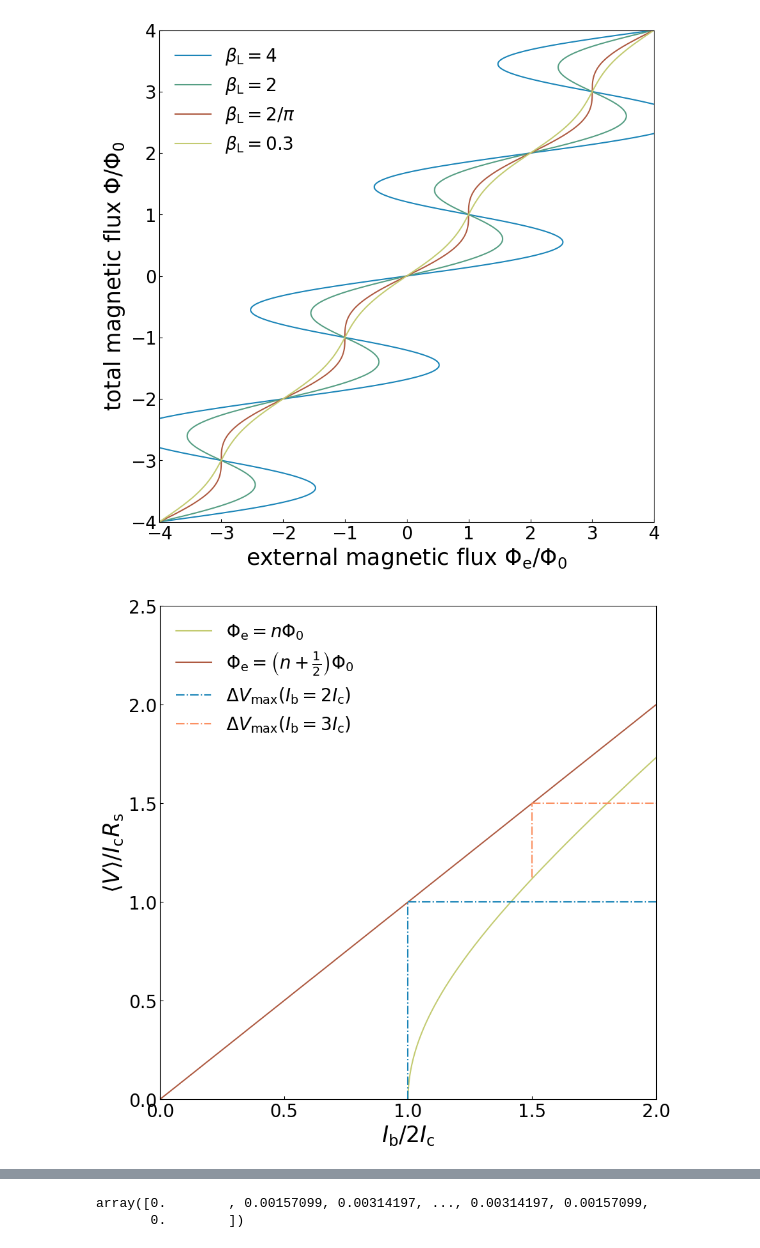
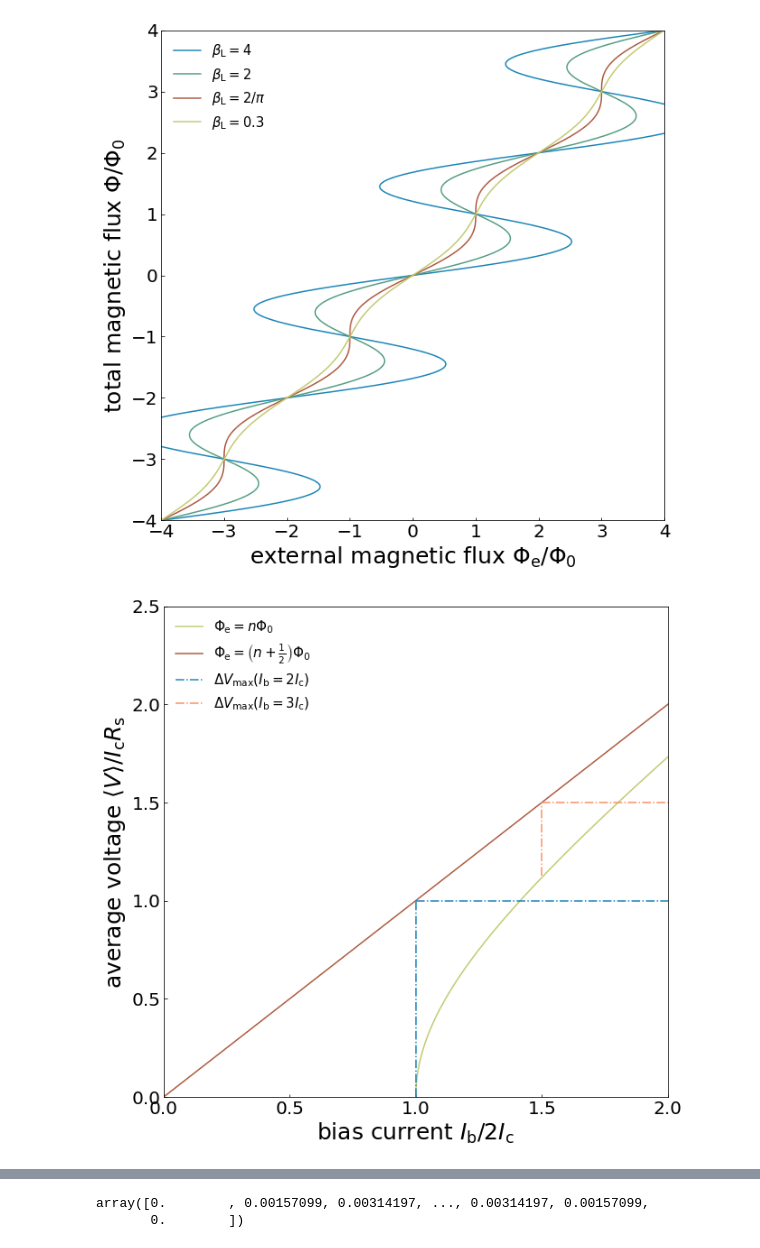
Before and after one commit to nkahne/Master-Thesis, a Jupyter notebook: Figures/literature_plots.ipynb, the cells around one changed output, grey strips where cells are left out. Saved outputs shown, nothing was run; the diff lists cells and outputs as text; code cells hidden in the pictures.

```diff
--- a/Figures/literature_plots.ipynb
+++ b/Figures/literature_plots.ipynb
@@ -13,6 +13,6 @@ C:\Users\nico-\.matplotlib
 # %%
 plt.rcParams['figure.figsize'] = [10, 10]
-plt.rcParams['legend.fontsize'] = 20
+plt.rcParams['legend.fontsize'] = 15
 plt.rcParams['axes.labelsize'] = 25
 plt.rcParams['font.size'] = 30
 plt.rcParams['xtick.labelsize'] = 20
@@ -20,6 +20,8 @@ plt.rcParams['ytick.labelsize'] = 20
 plt.rcParams['ytick.direction'] = 'in'
 plt.rcParams['xtick.direction'] = 'in'
 plt.rcParams['legend.frameon'] = False
+plt.rcParams['axes.prop_cycle'] = plt.cycler(color=['#1b85b8','#ae5a41','#559e83','#c3cb71','#fb9062'])
+
 #plt.rcParams['font.family'] = 'serif'
 #plt.rcParams['font.serif'] = ['Computer Modern Roman']
 # Specify the path to the Computer Modern font file on your system
@@ -125,31 +127,31 @@ ax.legend()
 plt.savefig('Phi_betaL.pdf')
 plt.show()
 # %% [output]
-[figure, old version]
+[figure, new version]
 # %%
 I = np.linspace(0,30,3000)*1e-6
 phi = np.linspace(-2,2,8000)*phi_0
 Ic = 6e-6
 Rs = 6
 def IV(x,phi_e):
         return Ic*Rs*np.sqrt((x/(2*Ic))**2-np.round(np.cos(np.pi*phi_e/phi_0), decimals=10)**2)
 f, ax = plt.subplots()
 ax.plot((I+2*Ic)/(2*Ic),IV(I+2*Ic,phi_0)/(Ic*Rs), color='#c3cb71', label=r'$\Phi_{\rm e}=n\Phi_0$')
 ax.plot(I/(2*Ic),IV(I,0.5*phi_0)/(Ic*Rs), color='#ae5a41', label=r'$\Phi_{\rm e}=\left(n+\frac{1}{2}\right)\Phi_0$')
 ax.set_ylim(0,2.5)
 ax.set_xlim(0,2)
-ax.set_ylabel(r'$\langle V \rangle / I_{\rm c}R_{\rm s}$')
-ax.set_xlabel(r'$I_{\rm b} / 2I_{\rm c}$')
+ax.set_ylabel(r'average voltage $\langle V \rangle / I_{\rm c}R_{\rm s}$')
+ax.set_xlabel(r'bias current $I_{\rm b} / 2I_{\rm c}$')
 ax.axvline(x=1, ymin=0, ymax=0.4, label=r'$\Delta V_{\rm max}(I_{\rm b}=2I_{\rm c})$', ls='-.', c='#1b85b8')
 ax.axhline(y=1, xmin=0.5, xmax=1, ls='-.', c='#1b85b8')
 ax.axvline(x=1.5, ymin=0.45, ymax=0.6, label=r'$\Delta V_{\rm max}(I_{\rm b}=3I_{\rm c})$', ls='-.', c='#fb9062')
 ax.axhline(y=1.5, xmin=0.75, xmax=1, ls='-.', c='#fb9062')
 plt.xticks(np.arange(0,2.5,0.5))
 ax.legend(loc='upper left')
 plt.savefig('IV.pdf')
 plt.show()
 # %% [output]
-[figure, old version]
+[figure, new version]
 # %%
 f, ax = plt.subplots()
 ax.plot(phi/phi_0,IV(2*Ic,phi)/(Ic*Rs), color='#1b85b8', label=r'$I=2I_{\rm c}$')
```
Also changed, not shown: parts of 6 cells of this notebook, 22 other files.
